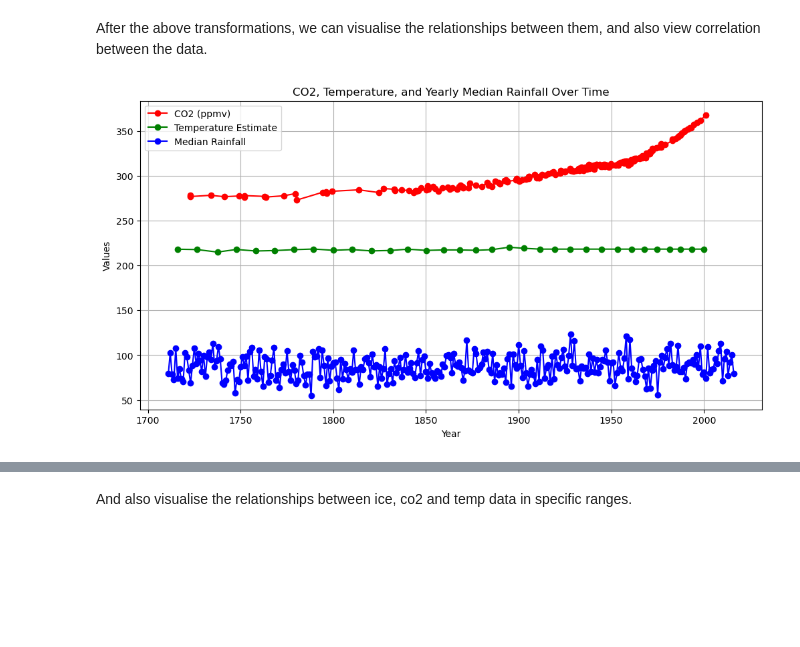
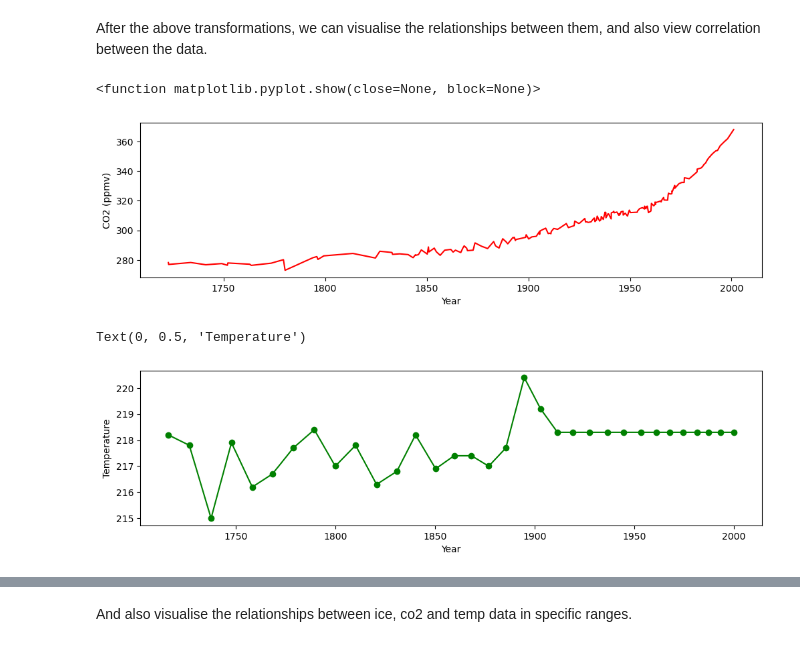
Before and after one commit to nexlanglxm/climate-data-analysis, a Jupyter notebook: project2/project.ipynb, the cells around one changed output, grey strips where cells are left out. Cells and saved outputs as stored; diff of their text form; code cells hidden in the pictures; blank space fills up the shorter version.

```diff
--- a/project2/project.ipynb
+++ b/project2/project.ipynb
@@ -471,33 +471,22 @@ print(co2_for_ice)
 ## Visualising the filtered data
 # %% [markdown]
 After the above transformations, we can visualise the relationships between them, and also view correlation between the data.
-# %%
-yearco2 = filtered_co2['Actual Year']
-yeartemp = filtered_temp['Actual Year']
-yearrain = yearly_median_rainfall_dataset['Year']
-yeartotalrain = yearly_rainfall_dataset['Year']
-
-fig, ax = plt.subplots(figsize=(12, 6))
-
-# Plotting CO2 data against year
-plt.plot(yearco2, filtered_co2['CO2 (ppmv)'], marker='o', linestyle='-', color='red', label='CO2 (ppmv)')
-
-# Plotting temperature data against year
-plt.plot(yeartemp, filtered_temp['temp'], marker='o', linestyle='-', color='green', label='Temperature Estimate')
-
-# Plotting yearly median rainfall against year
-plt.plot(yearrain, yearly_median_rainfall_dataset['Median rainfall'], marker='o', linestyle='-', color='blue', label='Median Rainfall')
-
-# Set labels and title
-ax.set_xlabel('Year')
-ax.set_ylabel('Values')
-ax.set_title('CO2, Temperature, and Yearly Median Rainfall Over Time')
-
-# Display legend
-ax.legend()
-
-# Show plot
-plt.grid(True)
-plt.show()
-# %% [output]
-[figure, removed]
+# %%
+# Plotting CO2 data against year
+plt.figure(figsize=(12,3))
+plt.plot(filtered_co2['Actual Year'], filtered_co2['CO2 (ppmv)'], color='red', label='CO2 (ppmv)')
+plt.xlabel('Year')
+plt.ylabel('CO2 (ppmv)')
+plt.show
+# %% [output]
+<function matplotlib.pyplot.show(close=None, block=None)>
+[figure, added]
+# %%
+# Plotting temperature data against year
+plt.figure(figsize=(12,3))
+plt.plot(filtered_temp['Actual Year'], filtered_temp['temp'], marker='o', color='green', label='Temperature Estimate')
+plt.xlabel('Year')
+plt.ylabel('Temperature')
+# %% [output]
+Text(0, 0.5, 'Temperature')
+[figure, added]
```
Also changed, not shown: parts of 13 cells of this notebook.
